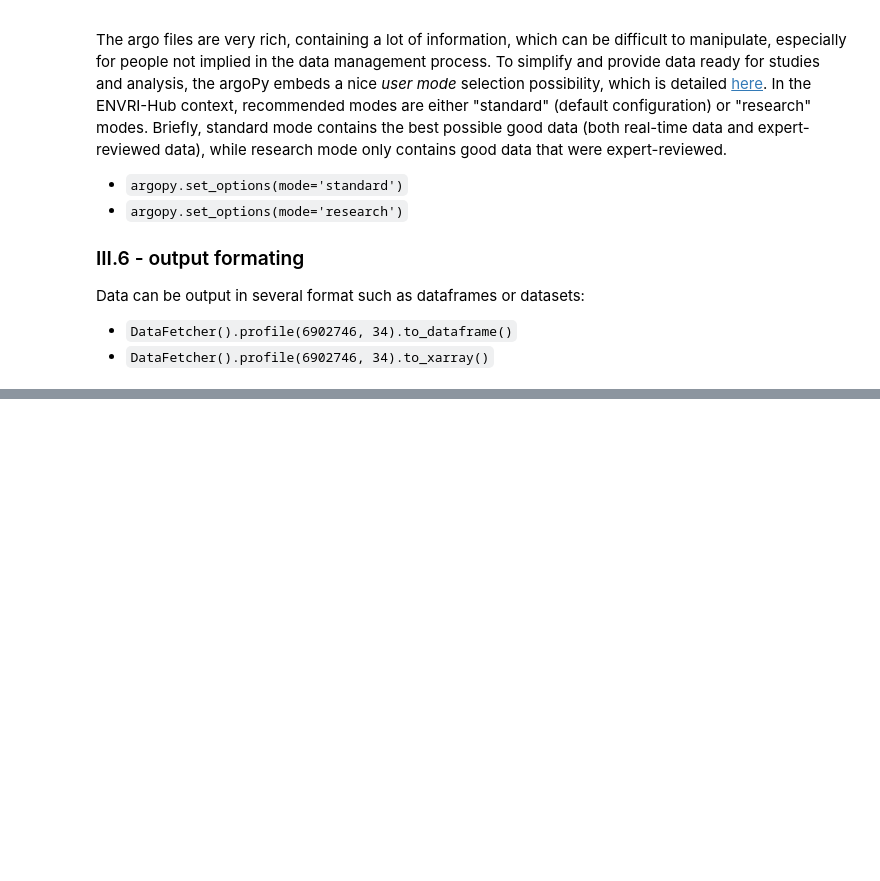
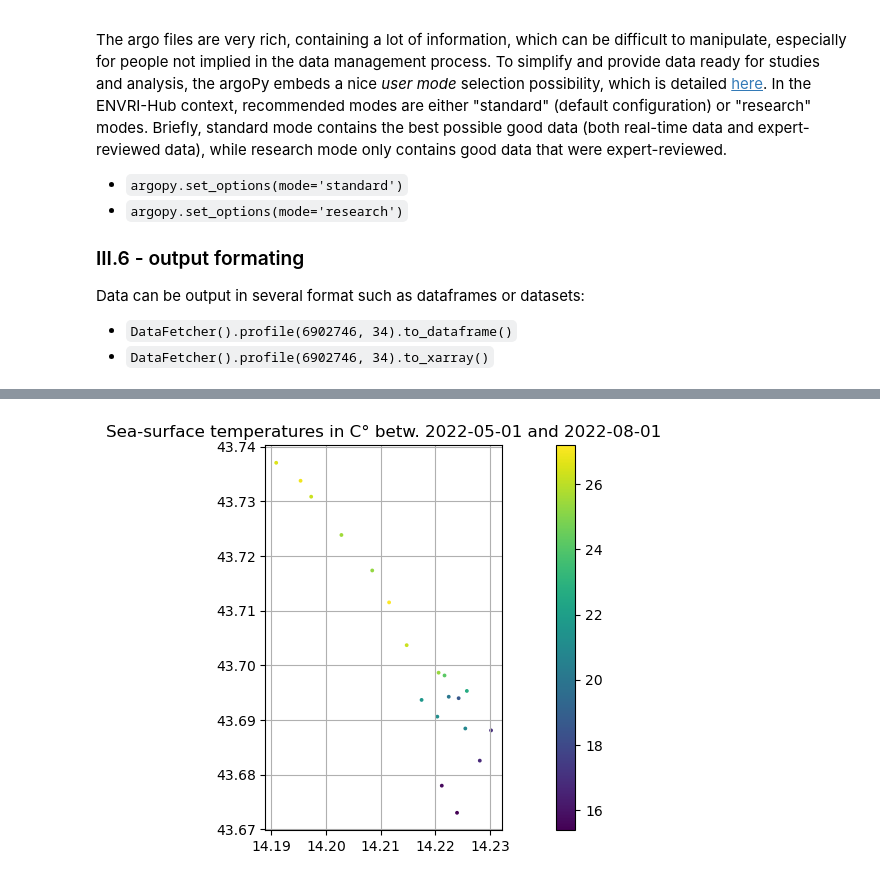
Before and after one commit to QCDIS/ECVs, a Jupyter notebook: codebase/02-Access-Argo_Data.ipynb, the cells around one changed output, grey strips where cells are left out. Drawn from its saved outputs; the diff is of its cells as text; code cells hidden in the pictures; blank space fills up the shorter version.

```diff
--- a/codebase/02-Access-Argo_Data.ipynb
+++ b/codebase/02-Access-Argo_Data.ipynb
@@ -85,7 +85,11 @@ Data can be output in several format such as dataframes or datasets:
 # ! pip list
 # ! conda list
 
-!conda install -c conda-forge numcodecs  # ds.argo.to_zarr()
+# ds.argo.to_zarr()
+# -----
+# !conda install -c conda-forge numcodecs
+! pip install numcodecs
+! pip install zarr
 
 import os
 import time
@@ -128,16 +132,20 @@ conf_dir_param = os.path.join(dir_data)
 # -----
 src='erddap'
 
-lon_west,  lon_east  =  7, 15
-lat_south, lat_north = 42, 45
+param_lon_west  = 7
+param_lon_east  = 15
+param_lat_south = 42
+param_lat_north = 45
 
-#lon_west,lon_east=6,12
+# param_lon_westlon_west,lon_east=6,12
 #lat_south,lat_north=41,47
 
-#lon_west,lon_east=0,20
+# param_lon_westlon_west,lon_east=0,20
 #lat_south,lat_north=30,50
 
-depth_min, depth_max = 0, 2000
+param_depth_min = 0
+param_depth_max = 2000
 
-date_min, date_max = '2022-05-01', '2022-08-01'
+param_date_min = '2022-05-01'
+param_date_max = '2022-08-01'
 # %% [output]
@@ -152,10 +170,10 @@ Solving environment: \
 argopy.set_options(src=src, ds='phy', mode='standard')
 
 argopy_phy = DataFetcher().region([
-    lon_west,  lon_east,
-    lat_south, lat_north,
-    depth_min, depth_max,
-    date_min,  date_max
+    param_lon_west,  param_lon_east,
+    param_lat_south, param_lat_north,
+    param_depth_min, param_depth_max,
+    param_date_min,  param_date_max
 ])
 print(argopy_phy)
 
@@ -164,4 +182,4 @@ ds = argopy_phy.to_xarray()
 # ds = argopy_phy.data
 print(ds)
 
-ds.argo.to_zarr(os.path.join(conf_dir_data, f"phy.zarr"))
+# ds.argo.to_zarr(os.path.join(conf_dir_data, f"phy.zarr"))
@@ -168,28 +204,30 @@ ds.argo.to_zarr(os.path.join(conf_dir_data, f"phy.zarr"))
 # %%
 # Retrieve only surface points (closest to surface at each float ascent)
 # =====
 dsargo = ds.argo.point2profile()
 dsargo_surf = dsargo.isel(N_LEVELS=0)
 
 # Plot spatially
 # -----
 plt.figure(figsize=(14,5))
 plt.axes().set_aspect('equal')
-plt.title('Sea-surface temperatures in C° betw. ' + date_min + ' and ' + date_max)
+plt.title('Sea-surface temperatures in C° betw. ' + param_date_min + ' and ' + param_date_max)
 plt.grid()
 plt.scatter(
     dsargo_surf['LONGITUDE'],
     dsargo_surf['LATITUDE'],
     c=dsargo_surf['TEMP'],
     s=3,
     marker="o", cmap="viridis"
 )
 plt.colorbar()
 
 # output
 # -----
 plt.savefig(os.path.join(conf_dir_data, f'Sea-surface temperatures-1.jpg'))
 # plt.show()
+# %% [output]
+[figure, added]
 # %%
 # Plot temporally
 # =====
```
Also changed, not shown: parts of 10 cells of this notebook, 1 other file.
